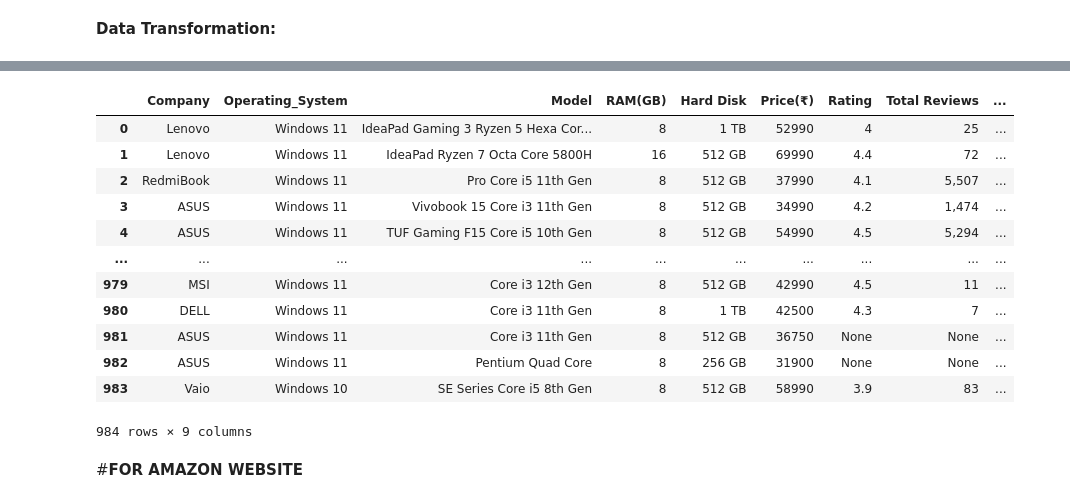
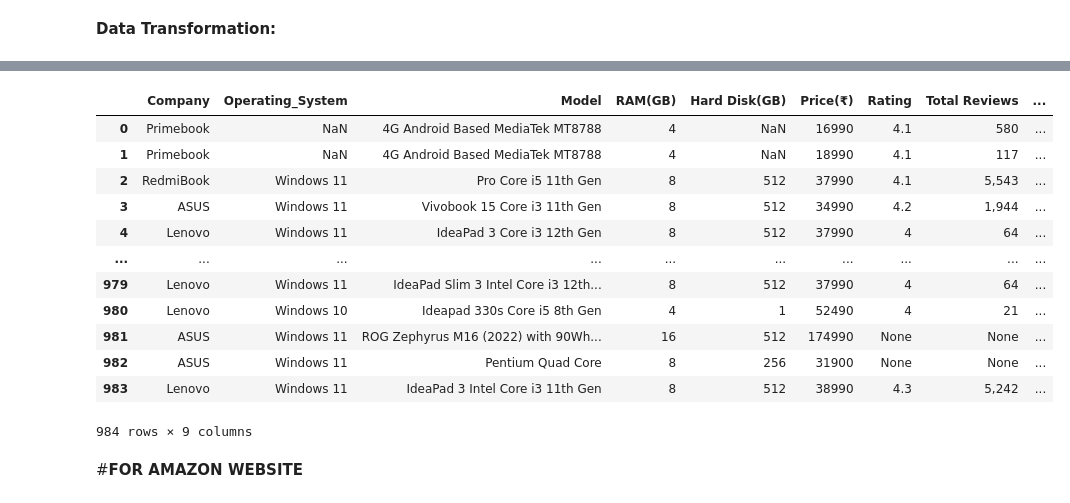
Before and after one commit to Asikni/Data_engg_project, a Jupyter notebook: case_study_DE.ipynb, the cells around one changed output, grey strips where cells are left out. Saved outputs shown, nothing was run; the diff lists cells and outputs as text; code cells hidden in the pictures.

```diff
--- a/case_study_DE.ipynb
+++ b/case_study_DE.ipynb
@@ -19,7 +19,7 @@ df = pd.DataFrame()
 # %%
 page = 1
 titles = []
-while page != 130 :
+while page != 50 :
       url = f"https://www.flipkart.com/search?q=laptops&otracker=search&otracker1=search&marketplace=FLIPKART&as-show=on&as=off&as-pos=1&as-type=HISTORY&page={page}"
       response = requests.get(url)
       html = response.content   #retrieves the raw HTML content of the response, including any HTML tags, attributes, and text within the response.
@@ -73,3 +73,6 @@ laptops_df
 984 rows × 5 columns
 # %% [markdown]
 **Data Transformation:**
+# %%
+laptops_df = pd.DataFrame(data_list)
+laptops_df
@@ -147,6 +164,6 @@ laptops_df.head()
 # %%
 regex = r"(\d+\s?(?:GB|TB))\s?(\b(?:SSD|HDD)\b)"
-laptops_df[['Hard Disk', 'Storage_Type']] = laptops_df['HDD'].str.extract(regex)
+laptops_df[['Hard Disk(GB)', 'Storage_Type']] = laptops_df['HDD'].str.extract(regex)
 del laptops_df['HDD']
 del laptops_df['Storage_Type']
 laptops_df.head()
@@ -160,3 +177,6 @@ laptops_df.head()
+# %%
+laptops_df['Hard Disk(GB)'] = laptops_df['Hard Disk(GB)'].str.replace('GB', '')
+laptops_df['Hard Disk(GB)'] = laptops_df['Hard Disk(GB)'].str.replace('TB', '')
 # %%
 regex = r"((?:Windows \d+|Mac OS \w+))\b(.*)"
 laptops_df[['Operating_System', 'Other_Details']] = laptops_df['specifications'].str.extract(regex)
@@ -190,19 +209,19 @@ laptops_df.head()
 # %%
-laptops_df = laptops_df[['Company','Operating_System','Model','RAM(GB)', 'Hard Disk' ,'Price(₹)', 'Rating','Total Reviews','Product Links']]  #we have to del specifications if not needed
+laptops_df = laptops_df[['Company','Operating_System','Model','RAM(GB)', 'Hard Disk(GB)' ,'Price(₹)', 'Rating','Total Reviews','Product Links']]  #we have to del specifications if not needed
 laptops_df
 # %% [output]
-|  | Company | Operating_System | Model | RAM(GB) | Hard Disk | Price(₹) | Rating | Total Reviews | ... |
-| 0 | Lenovo | Windows 11 | IdeaPad Gaming 3 Ryzen 5 Hexa Cor... | 8 | 1 TB | 52990 | 4 | 25 | ... |
-| 1 | Lenovo | Windows 11 | IdeaPad Ryzen 7 Octa Core 5800H | 16 | 512 GB | 69990 | 4.4 | 72 | ... |
-| 2 | RedmiBook | Windows 11 | Pro Core i5 11th Gen | 8 | 512 GB | 37990 | 4.1 | 5,507 | ... |
-| 3 | ASUS | Windows 11 | Vivobook 15 Core i3 11th Gen | 8 | 512 GB | 34990 | 4.2 | 1,474 | ... |
-| 4 | ASUS | Windows 11 | TUF Gaming F15 Core i5 10th Gen | 8 | 512 GB | 54990 | 4.5 | 5,294 | ... |
+|  | Company | Operating_System | Model | RAM(GB) | Hard Disk(GB) | Price(₹) | Rating | Total Reviews | ... |
+| 0 | Primebook | NaN | 4G Android Based MediaTek MT8788 | 4 | NaN | 16990 | 4.1 | 580 | ... |
+| 1 | Primebook | NaN | 4G Android Based MediaTek MT8788 | 4 | NaN | 18990 | 4.1 | 117 | ... |
+| 2 | RedmiBook | Windows 11 | Pro Core i5 11th Gen | 8 | 512 | 37990 | 4.1 | 5,543 | ... |
+| 3 | ASUS | Windows 11 | Vivobook 15 Core i3 11th Gen | 8 | 512 | 34990 | 4.2 | 1,944 | ... |
+| 4 | Lenovo | Windows 11 | IdeaPad 3 Core i3 12th Gen | 8 | 512 | 37990 | 4 | 64 | ... |
 | ... | ... | ... | ... | ... | ... | ... | ... | ... | ... |
-| 979 | MSI | Windows 11 | Core i3 12th Gen | 8 | 512 GB | 42990 | 4.5 | 11 | ... |
-| 980 | DELL | Windows 11 | Core i3 11th Gen | 8 | 1 TB | 42500 | 4.3 | 7 | ... |
-| 981 | ASUS | Windows 11 | Core i3 11th Gen | 8 | 512 GB | 36750 | None | None | ... |
-| 982 | ASUS | Windows 11 | Pentium Quad Core | 8 | 256 GB | 31900 | None | None | ... |
-| 983 | Vaio | Windows 10 | SE Series Core i5 8th Gen | 8 | 512 GB | 58990 | 3.9 | 83 | ... |
+| 979 | Lenovo | Windows 11 | IdeaPad Slim 3 Intel Core i3 12th... | 8 | 512 | 37990 | 4 | 64 | ... |
+| 980 | Lenovo | Windows 10 | Ideapad 330s Core i5 8th Gen | 4 | 1 | 52490 | 4 | 21 | ... |
+| 981 | ASUS | Windows 11 | ROG Zephyrus M16 (2022) with 90Wh... | 16 | 512 | 174990 | None | None | ... |
+| 982 | ASUS | Windows 11 | Pentium Quad Core | 8 | 256 | 31900 | None | None | ... |
+| 983 | Lenovo | Windows 11 | IdeaPad 3 Intel Core i3 11th Gen | 8 | 512 | 38990 | 4.3 | 5,242 | ... |
 984 rows × 9 columns
 # %%
 laptops_df.to_csv("Laptops_df.csv",index = False,encoding = 'utf-8')
```
Also changed, not shown: parts of 26 cells of this notebook.
